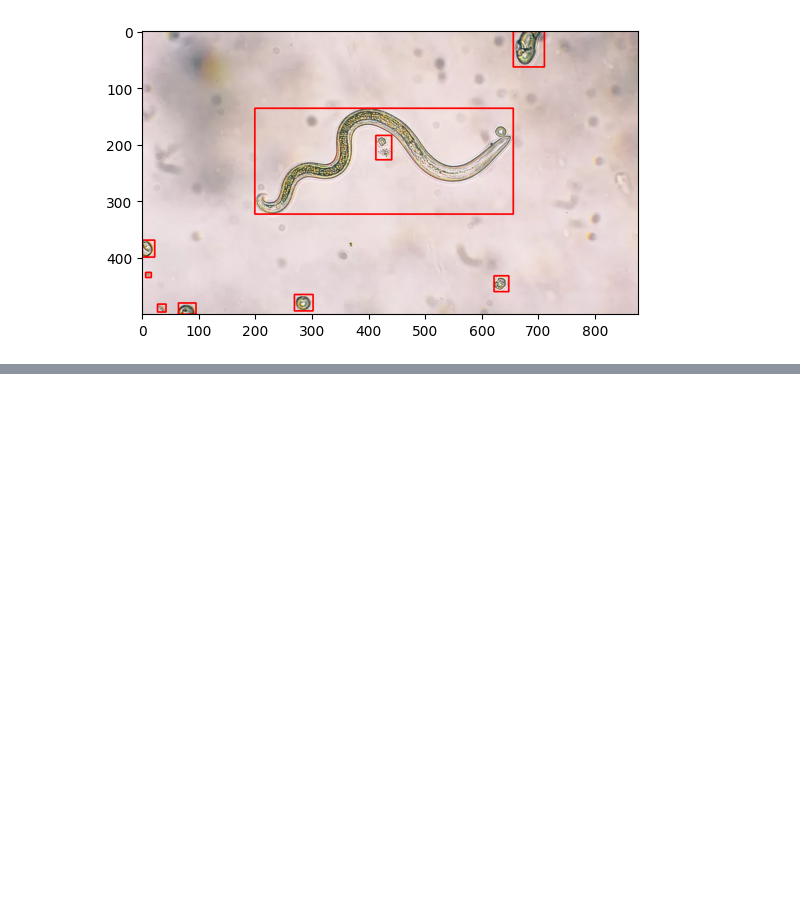
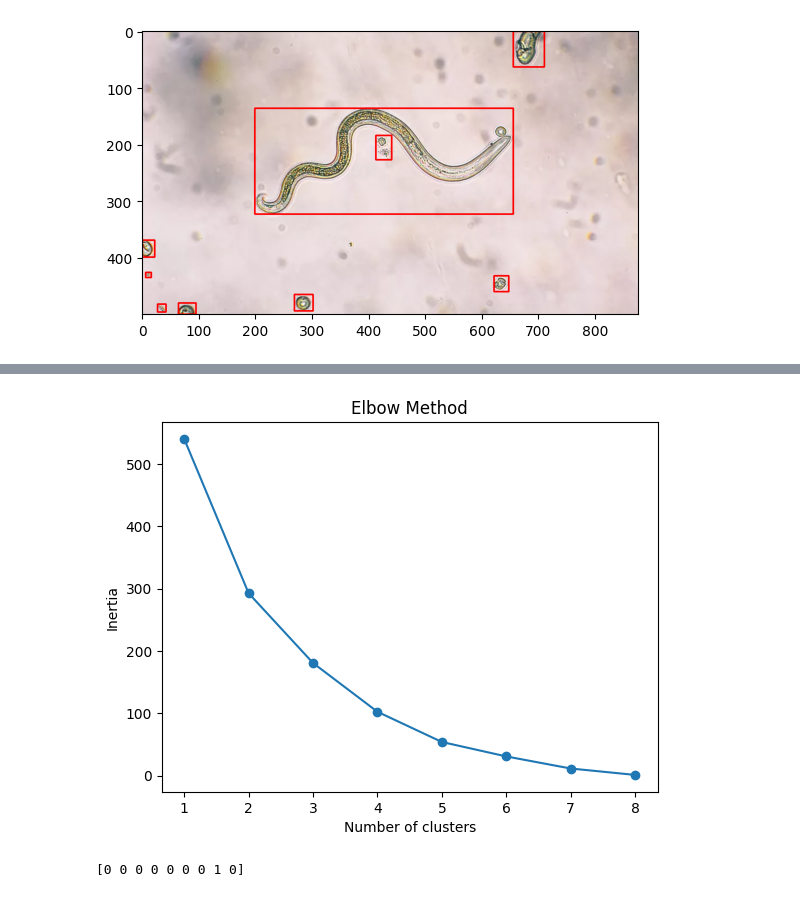
Before and after one commit to Bravonoid/microbiology-object-detection, a Jupyter notebook: process.ipynb, the cells around one changed output, grey strips where cells are left out. Drawn from its saved outputs; the diff is of its cells as text; code cells hidden in the pictures; blank space fills up the shorter version.

Commit message:
add clusters

```diff
--- a/process.ipynb
+++ b/process.ipynb
@@ -88,0 +139,12 @@ plt.imshow(image)
+# %%
+# Standardize features
+from sklearn.preprocessing import StandardScaler
+
+# Initialize scaler
+scaler = StandardScaler()
+
+# Standardize features
+features_standardized = scaler.fit_transform(features)
+
+# Display standardized features
+features_standardized
@@ -88,0 +169,38 @@ plt.imshow(image)
+# %%
+# Cluster objects
+from sklearn.cluster import KMeans
+
+# Define best number of clusters using elbow method
+inertia = []
+
+# Define number of clusters
+clusters = range(1, 9)
+
+# Compute inertia for each number of clusters
+for n_clusters in clusters:
+    kmeans = KMeans(n_clusters=n_clusters, random_state=0)
+    kmeans.fit(features_standardized)
+    inertia.append(kmeans.inertia_)
+
+# Plot elbow method
+plt.plot(clusters, inertia, marker='o')
+plt.xlabel('Number of clusters')
+plt.ylabel('Inertia')
+plt.title('Elbow Method')
+plt.show()
+# %% [output]
+[figure, added]
+# %%
+# Initialize KMeans
+kmeans = KMeans(n_clusters=2, random_state=0)
+
+# Fit KMeans
+kmeans.fit(features_standardized)
+
+# Predict clusters
+clusters = kmeans.predict(features_standardized)
+
+# Display clusters
+print(clusters)
+# %% [output]
+[0 0 0 0 0 0 0 1 0]
```
Also changed, not shown: parts of 5 cells of this notebook, 2 other files.
